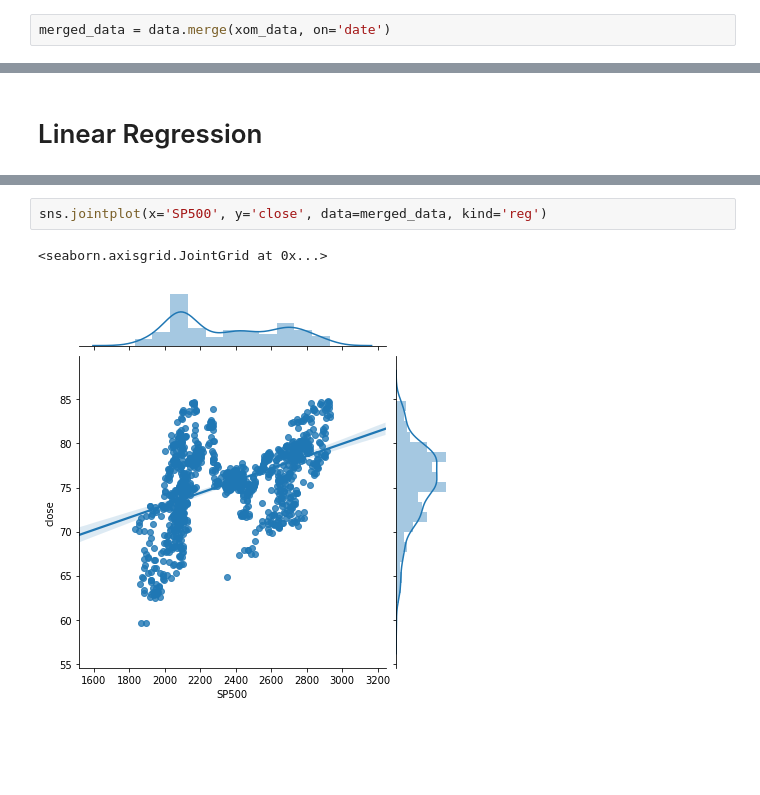
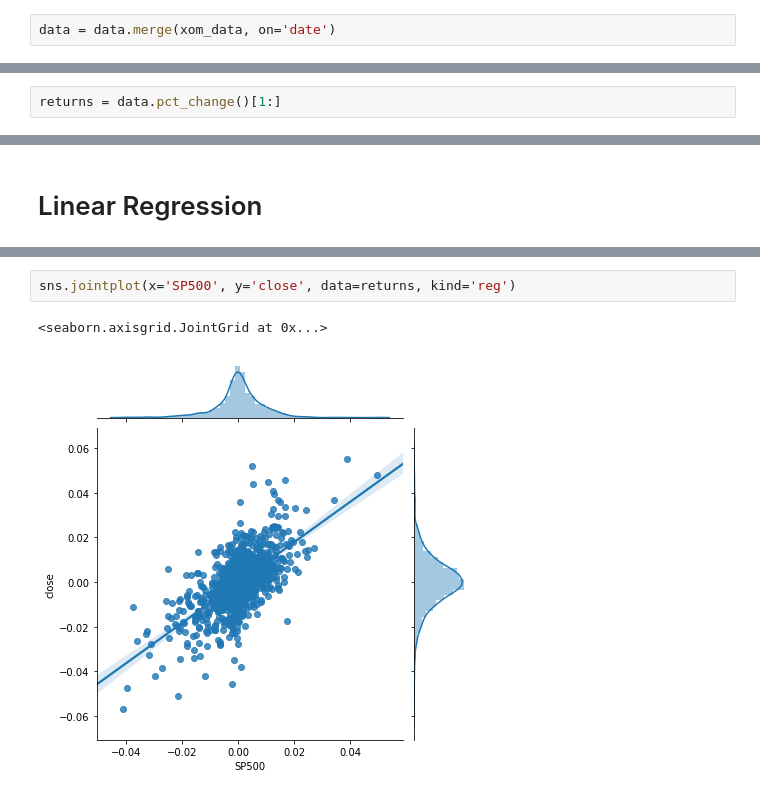
Before and after one commit to mattangriffel/pfs_intro_to_python, a Jupyter notebook: 4 - Data Analysis in Python.ipynb, the cells around one changed output, grey strips where cells are left out. Saved outputs shown, nothing was run; the diff lists cells and outputs as text; blank space fills up the shorter version.

Commit message:
Use returns for Linear Regression

```diff
--- a/4 - Data Analysis in Python.ipynb
+++ b/4 - Data Analysis in Python.ipynb
@@ -87,4 +75,4 @@ xom_data
 # %% [markdown]
 # Merging Data
 # %%
-merged_data = data.merge(xom_data, on='date')
+data = data.merge(xom_data, on='date')
@@ -112,0 +89,2 @@ merged_data
+# %%
+returns = data.pct_change()[1:]
@@ -145,5 +131,5 @@ strong multicollinearity or other numerical problems.
 # %%
-sns.jointplot(x='SP500', y='close', data=merged_data, kind='reg')
+sns.jointplot(x='SP500', y='close', data=returns, kind='reg')
 # %% [output]
 <seaborn.axisgrid.JointGrid at 0x...>
-[figure, old version]
+[figure, new version]
```
Also changed, not shown: parts of 6 cells of this notebook.
